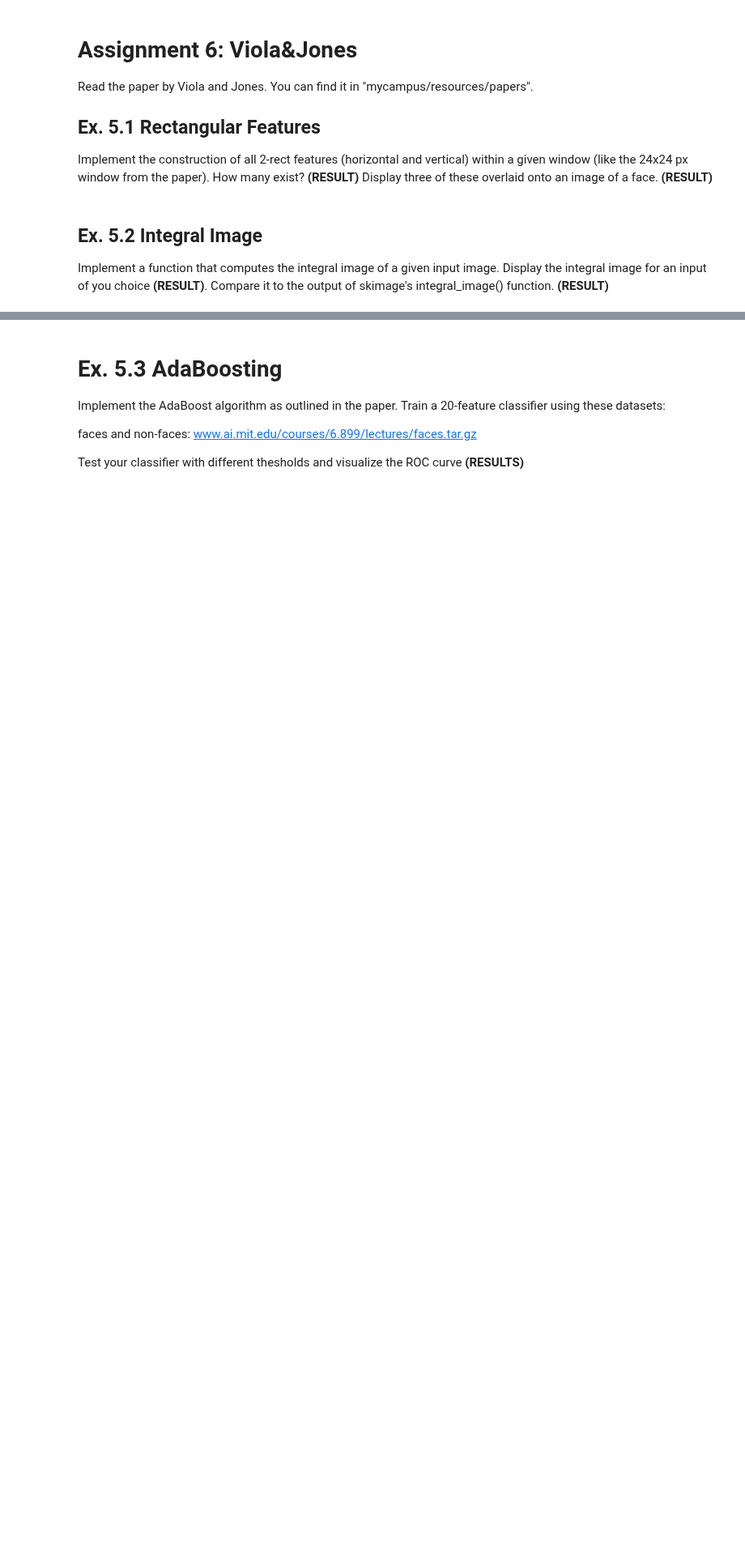
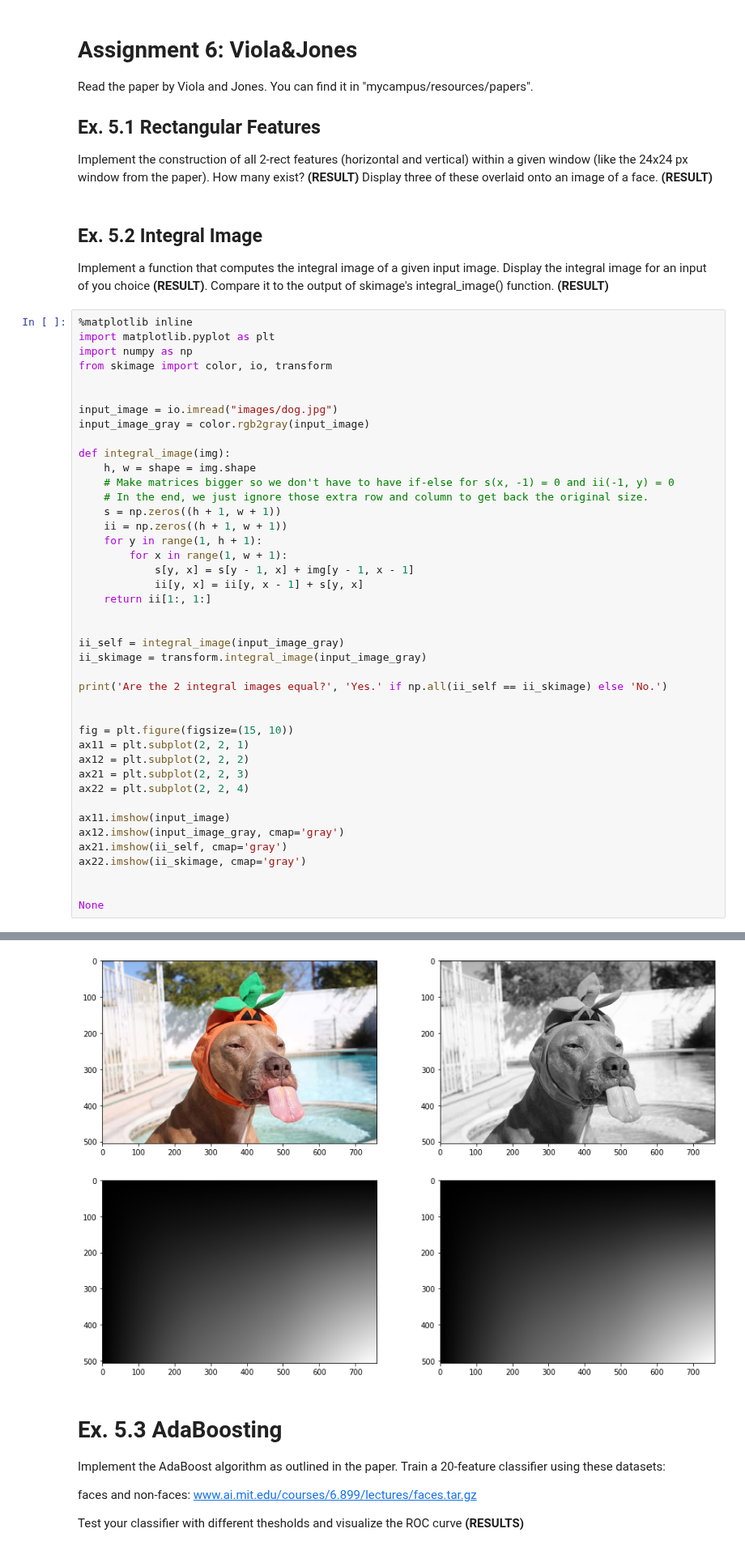
Before and after one commit to jneuendorf/cv1920_assignments, a Jupyter notebook: 06_ViolaJones.ipynb, the cells around one changed output, grey strips where cells are left out. Shown at 81% size. Drawn from its saved outputs; the diff is of its cells as text; blank space fills up the shorter version.

Commit message:
[ex6.2] integral image done

```diff
--- a/06_ViolaJones.ipynb
+++ b/06_ViolaJones.ipynb
@@ -7,3 +7,46 @@ Implement the construction of all 2-rect features (horizontal and vertical) with
 # %% [markdown]
 ## Ex. 5.2 Integral Image
 Implement a function that computes the integral image of a given input image. Display the integral image for an input of you choice **(RESULT)**. Compare it to the output of skimage's integral_image() function. **(RESULT)**
+# %%
+%matplotlib inline
+import matplotlib.pyplot as plt
+import numpy as np
+from skimage import color, io, transform
+
+
+input_image = io.imread("images/dog.jpg")
+input_image_gray = color.rgb2gray(input_image)
+
+def integral_image(img):
+    h, w = shape = img.shape
+    # Make matrices bigger so we don't have to have if-else for s(x, -1) = 0 and ii(-1, y) = 0
+    # In the end, we just ignore those extra row and column to get back the original size.
+    s = np.zeros((h + 1, w + 1))
+    ii = np.zeros((h + 1, w + 1))
+    for y in range(1, h + 1):
+        for x in range(1, w + 1):
+            s[y, x] = s[y - 1, x] + img[y - 1, x - 1]
+            ii[y, x] = ii[y, x - 1] + s[y, x]
+    return ii[1:, 1:]
+
+
+ii_self = integral_image(input_image_gray)
+ii_skimage = transform.integral_image(input_image_gray)
+
+print('Are the 2 integral images equal?', 'Yes.' if np.all(ii_self == ii_skimage) else 'No.')
+
+
+fig = plt.figure(figsize=(15, 10))
+ax11 = plt.subplot(2, 2, 1)
+ax12 = plt.subplot(2, 2, 2)
+ax21 = plt.subplot(2, 2, 3)
+ax22 = plt.subplot(2, 2, 4)
+
+ax11.imshow(input_image)
+ax12.imshow(input_image_gray, cmap='gray')
+ax21.imshow(ii_self, cmap='gray')
+ax22.imshow(ii_skimage, cmap='gray')
+
+
+None
+# %% [output]
@@ -10,3 +54,4 @@ Implement a function that computes the integral image of a given input image. Di
+[figure, added]
 # %% [markdown]
 # Ex. 5.3 AdaBoosting
 Implement the AdaBoost algorithm as outlined in the paper. Train a 20-feature classifier using these datasets:
```
Also changed, not shown: parts of 1 cell of this notebook.
